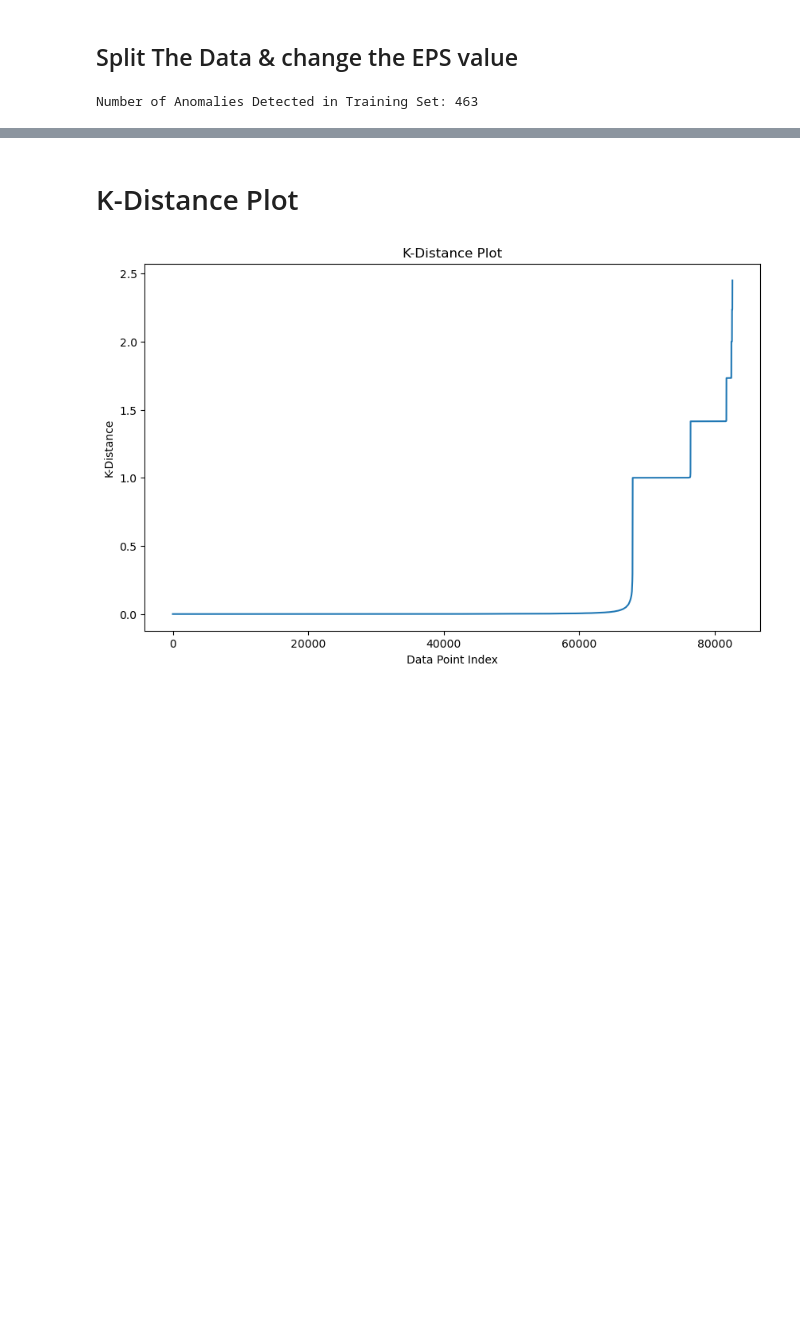
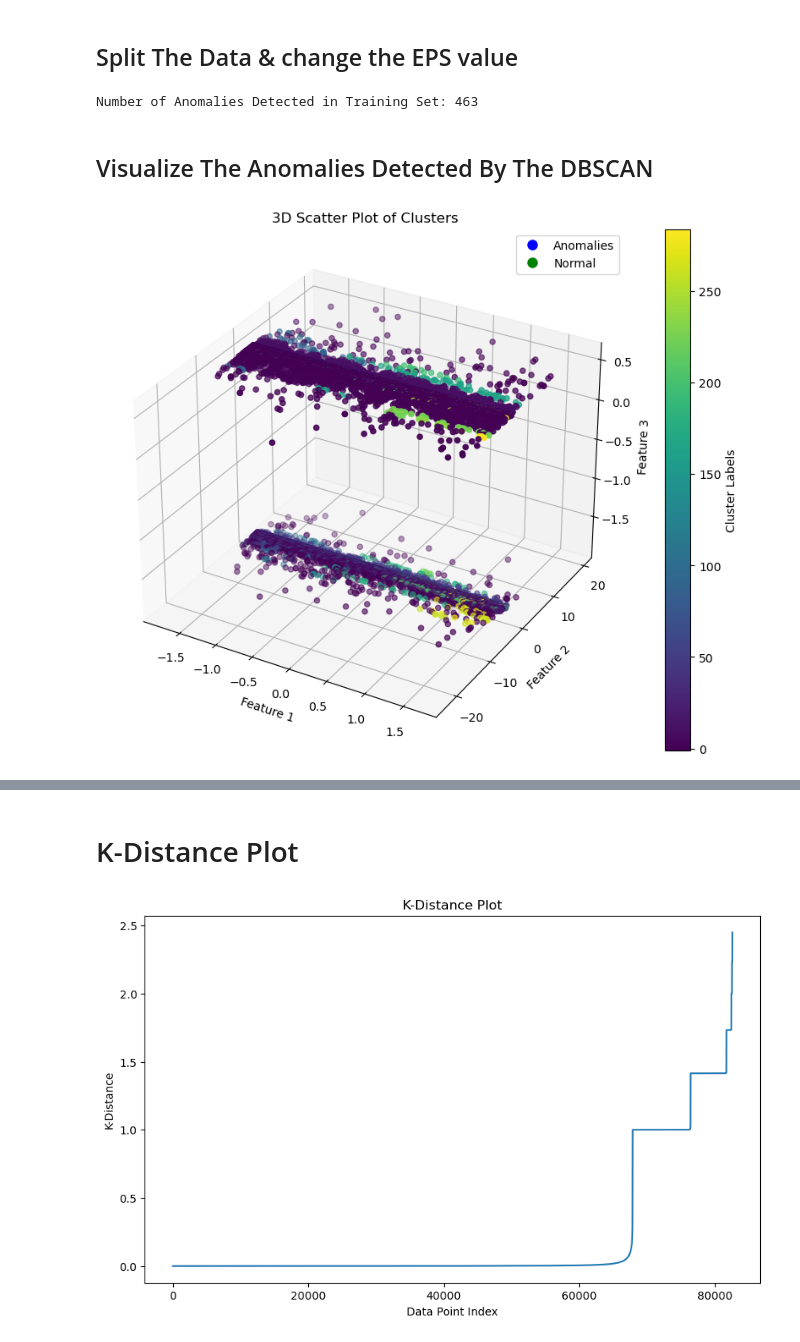
Before and after one commit to ayatallan/Safe-Transaction, a Jupyter notebook: Modeling.ipynb, the cells around one changed output, grey strips where cells are left out. Saved outputs shown, nothing was run; the diff lists cells and outputs as text; code cells hidden in the pictures; blank space fills up the shorter version.

Commit message:
visualize the DBSCAN output

```diff
--- a/Modeling.ipynb
+++ b/Modeling.ipynb
@@ -438,3 +461,38 @@ num_anomalies = np.sum(labels_train == -1)
 print("Number of Anomalies Detected in Training Set:", num_anomalies)
 # %% [output]
 Number of Anomalies Detected in Training Set: 463
+# %% [markdown]
+## Visualize The Anomalies Detected By The DBSCAN
+# %%
+import matplotlib.pyplot as plt
+from mpl_toolkits.mplot3d import Axes3D
+
+# Assuming X_scaled contains your scaled data and labels contains the DBSCAN labels
+fig = plt.figure(figsize=(12, 8))
+ax = fig.add_subplot(111, projection='3d')
+
+scatter = ax.scatter(X_scaled[:, 0], X_scaled[:, 1], X_scaled[:, 2], c=labels, cmap='viridis')
+ax.set_title('3D Scatter Plot of Clusters')
+ax.set_xlabel('Feature 1')
+ax.set_ylabel('Feature 2')
+ax.set_zlabel('Feature 3')
+
+# Add a legend
+legend_labels = np.unique(labels)
+legend_handles = []
+
+for label in legend_labels:
+    if label == -1:
+        legend_handles.append(plt.Line2D([0], [0], marker='o', color='w', markerfacecolor='blue', markersize=10, label='Anomalies'))
+    elif label == 0:
+        legend_handles.append(plt.Line2D([0], [0], marker='o', color='w', markerfacecolor='green', markersize=10, label='Normal'))
+
+ax.legend(handles=legend_handles)
+
+# Add colorbar
+cbar = plt.colorbar(scatter)
+cbar.set_label('Cluster Labels')
+
+plt.show()
+# %% [output]
+[figure, added]
```
Also changed, not shown: parts of 5 cells of this notebook, 1 other file.
